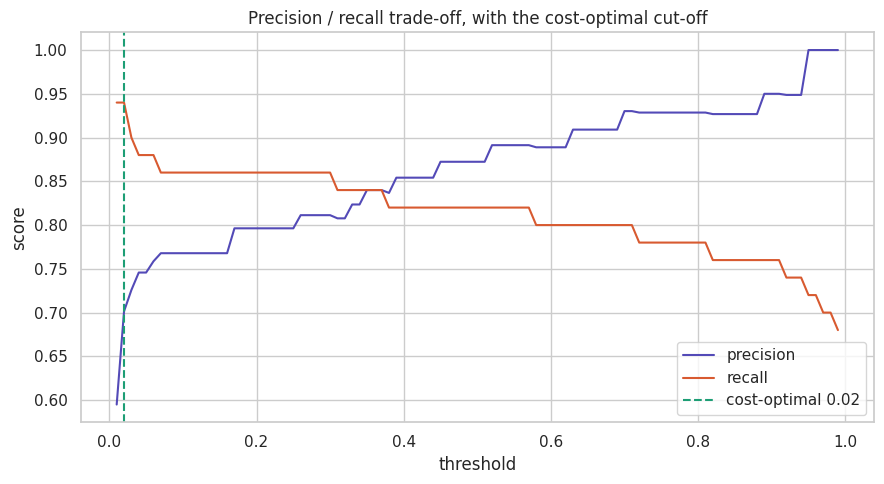
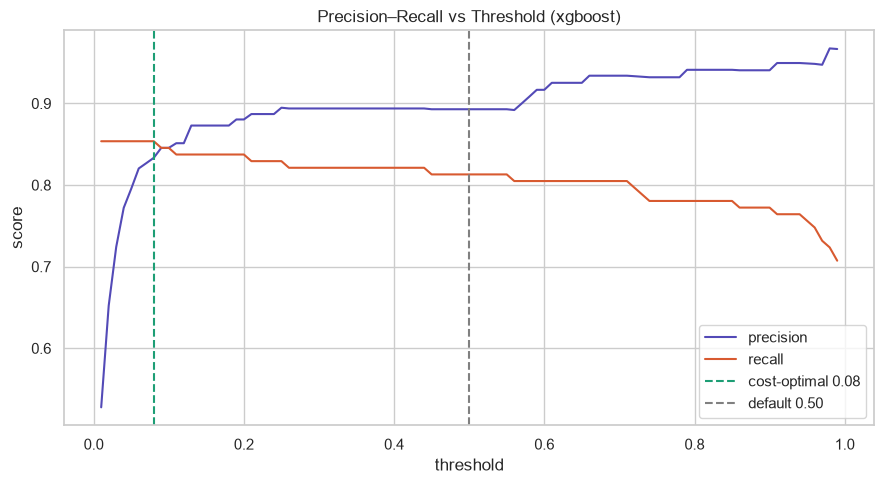
Code edit (unified diff) that turned the first committed figure into the second:
--- before
+++ after
@@ -4,5 +4,7 @@
 ax.axvline(best_row['threshold'], color='#1D9E75', ls='--',
            label=f"cost-optimal {best_row['threshold']:.2f}")
+ax.axvline(0.5, color='gray', ls='--',
+           label='default 0.50')
 ax.set_xlabel('threshold'); ax.set_ylabel('score'); ax.legend()
-ax.set_title('Precision / recall trade-off, with the cost-optimal cut-off')
+ax.set_title(f'Precision–Recall vs Threshold ({best_model})')
 plt.tight_layout(); plt.show()

Commit: Complete notebook 06 business decision engine